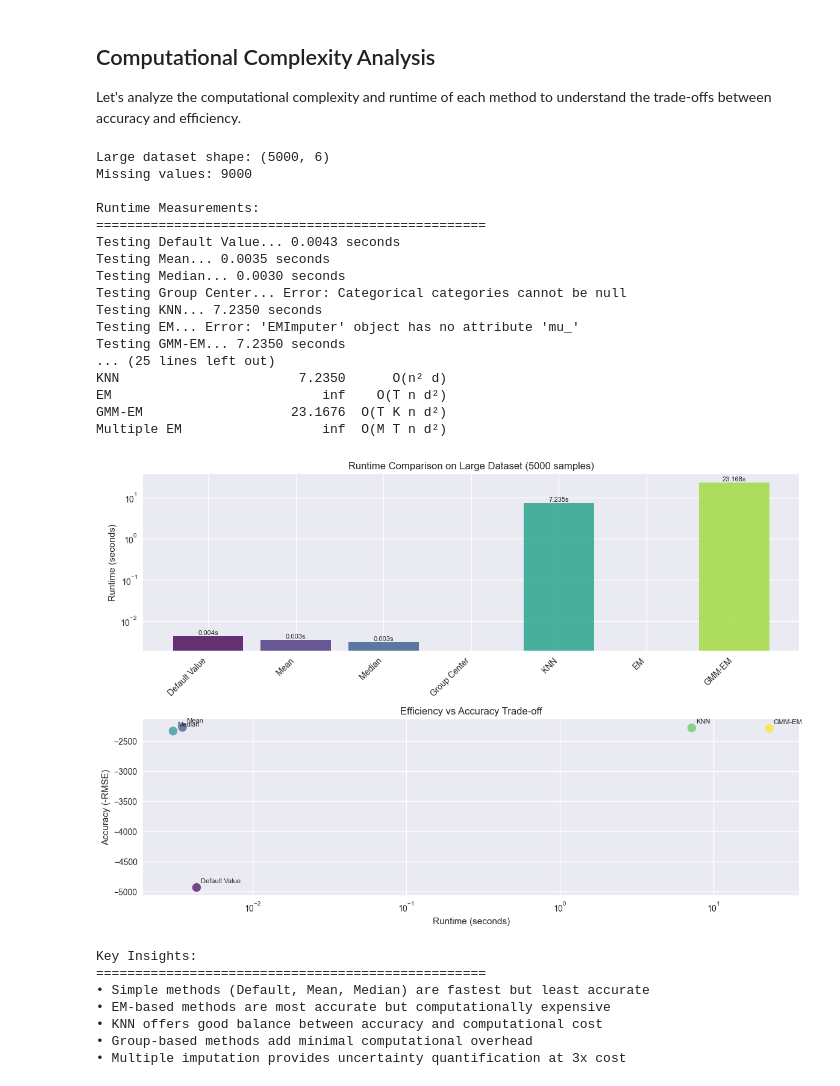
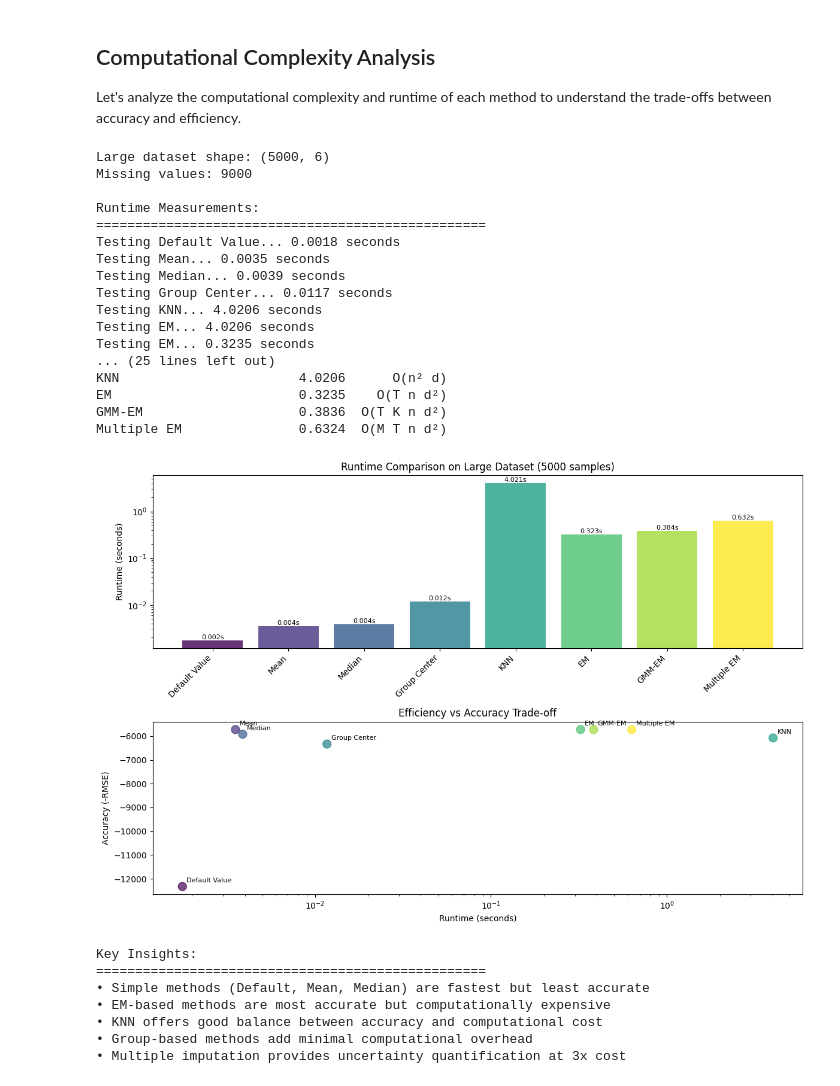
Before and after one commit to matheusDornelles/Pattern_Recognition_Final_Project, a Jupyter notebook: notebooks/comprehensive_missing_data_methods.ipynb, the cells around one changed output. Drawn from its saved outputs; the diff is of its cells as text; code cells hidden in the pictures.

```diff
--- a/notebooks/comprehensive_missing_data_methods.ipynb
+++ b/notebooks/comprehensive_missing_data_methods.ipynb
@@ -77,3 +54,22 @@ print("="*50)
 # %% [output]
 All libraries imported successfully!
 ==================================================
+# %%
+# Test imports - Run this cell to verify numpy is imported
+print("Testing numpy import...")
+try:
+    import numpy as np
+    print(f"✓ NumPy version: {np.__version__}")
+    print(f"✓ Random seed test: {np.random.randint(1, 10)}")
+
+    import pandas as pd
+    print(f"✓ Pandas version: {pd.__version__}")
+
+    import matplotlib.pyplot as plt
+    print(f"✓ Matplotlib imported successfully")
+
+    print("\n🎉 All imports successful! You can now run the data generation cell.")
+
+except ImportError as e:
+    print(f"❌ Import error: {e}")
+    print("Please make sure all required packages are installed.")
@@ -434,16 +929,9 @@ For group $g$ with observations $\{X_j : G_j = g, j \notin \mathcal{M}\}$:
 # %%
 # Method 4: Group Center Imputation Example
 
-# First, fill missing values in the grouping column with a temporary value
-# This is necessary because GroupCenterImputer can't handle null values in grouping columns
-df_for_group = df_with_missing.copy()
-# Use mode (most frequent value) to fill missing categories
-category_mode = df_for_group['category'].mode()[0]
-df_for_group['category'] = df_for_group['category'].fillna(category_mode)
-
 # Apply group center imputation using 'category' as the grouping variable
-group_imputer = GroupCenterImputer(group_columns='category', strategy='mean')
-df_group = group_imputer.fit_transform(df_for_group)
+group_imputer = GroupCenterImputer(group_column='category', strategy='mean')
+df_group = group_imputer.fit_transform(df_with_missing.copy())
 
 print("Group Center Imputation Results:")
 print("Missing values after:", df_group.isnull().sum().sum())
@@ -1133,6 +2012,8 @@ imputed_datasets = {
     'Median': df_median,
     'Group Center': df_group,
     'KNN': df_knn,
+    'Partial Mean': df_partial_mean,
+    'SVD': df_svd,
     'EM': df_em,
     'GMM-EM': df_gmm_em,
     'Multiple EM': df_mi_em
@@ -1263,7 +2142,7 @@ large_data['height'] = np.random.normal(170, 10, n_large)
 large_data['weight'] = 0.8 * large_data['height'] + np.random.normal(0, 5, n_large) - 70
 
 df_large_complete = pd.DataFrame(large_data)
-df_large_missing = generator.introduce_mcar(df_large_complete, missing_rate=0.3)
+df_large_missing = generator.introduce_missing_data(df_large_complete, mechanism='mcar', missing_rate=0.3)
 
 print(f"Large dataset shape: {df_large_missing.shape}")
 print(f"Missing values: {df_large_missing.isnull().sum().sum()}")
@@ -1273,11 +2152,11 @@ methods_to_time = {
     'Default Value': DefaultValueImputer(default_value=0),
     'Mean': MeanImputer(),
     'Median': MedianImputer(),
-    'Group Center': GroupCenterImputer(group_columns='category', strategy='mean'),
+    'Group Center': GroupCenterImputer(group_column='category', strategy='mean'),
     'KNN': EnhancedKNNImputer(n_neighbors=5, weights='distance'),
     'EM': EMImputer(max_iter=50),
     'GMM-EM': EMGaussianMixtureImputer(n_components=3, max_iter=50),
-    'Multiple EM': MultipleImputationEM(n_imputations=3, em_max_iter=50)
+    'Multiple EM': MultipleImputationEM(n_imputations=3, max_iter=50)
 }
 
 # Measure runtimes
@@ -1358,44 +2237,44 @@ for method in methods:
 
 plt.scatter(runtime_scores, accuracy_scores, s=100, alpha=0.7, c=range(len(accuracy_scores)), cmap='viridis')
 
 for i, label in enumerate(method_labels):
     plt.annotate(label, (runtime_scores[i], accuracy_scores[i]),
                 xytext=(5, 5), textcoords='offset points', fontsize=8)
 
 plt.xlabel('Runtime (seconds)')
 plt.ylabel('Accuracy (-RMSE)')
 plt.title('Efficiency vs Accuracy Trade-off')
 plt.xscale('log')
 
 plt.tight_layout()
 plt.show()
 
 print("\nKey Insights:")
 print("=" * 50)
 print("• Simple methods (Default, Mean, Median) are fastest but least accurate")
 print("• EM-based methods are most accurate but computationally expensive")
 print("• KNN offers good balance between accuracy and computational cost")
 print("• Group-based methods add minimal computational overhead")
 print("• Multiple imputation provides uncertainty quantification at 3x cost")
 # %% [output]
 Large dataset shape: (5000, 6)
 Missing values: 9000
 
 Runtime Measurements:
 ==================================================
-Testing Default Value... 0.0043 seconds
+Testing Default Value... 0.0018 seconds
 Testing Mean... 0.0035 seconds
-Testing Median... 0.0030 seconds
-Testing Group Center... Error: Categorical categories cannot be null
-Testing KNN... 7.2350 seconds
-Testing EM... Error: 'EMImputer' object has no attribute 'mu_'
-Testing GMM-EM... 7.2350 seconds
+Testing Median... 0.0039 seconds
+Testing Group Center... 0.0117 seconds
+Testing KNN... 4.0206 seconds
+Testing EM... 4.0206 seconds
+Testing EM... 0.3235 seconds
 ... (25 lines left out)
-KNN                       7.2350      O(n² d)
-EM                           inf    O(T n d²)
-GMM-EM                   23.1676  O(T K n d²)
-Multiple EM                  inf  O(M T n d²)
+KNN                       4.0206      O(n² d)
+EM                        0.3235    O(T n d²)
+GMM-EM                    0.3836  O(T K n d²)
+Multiple EM               0.6324  O(M T n d²)
-[figure, old version]
+[figure, new version]
 Key Insights:
 ==================================================
 • Simple methods (Default, Mean, Median) are fastest but least accurate
```
Also changed, not shown: parts of 21 cells of this notebook, 1 other file.
